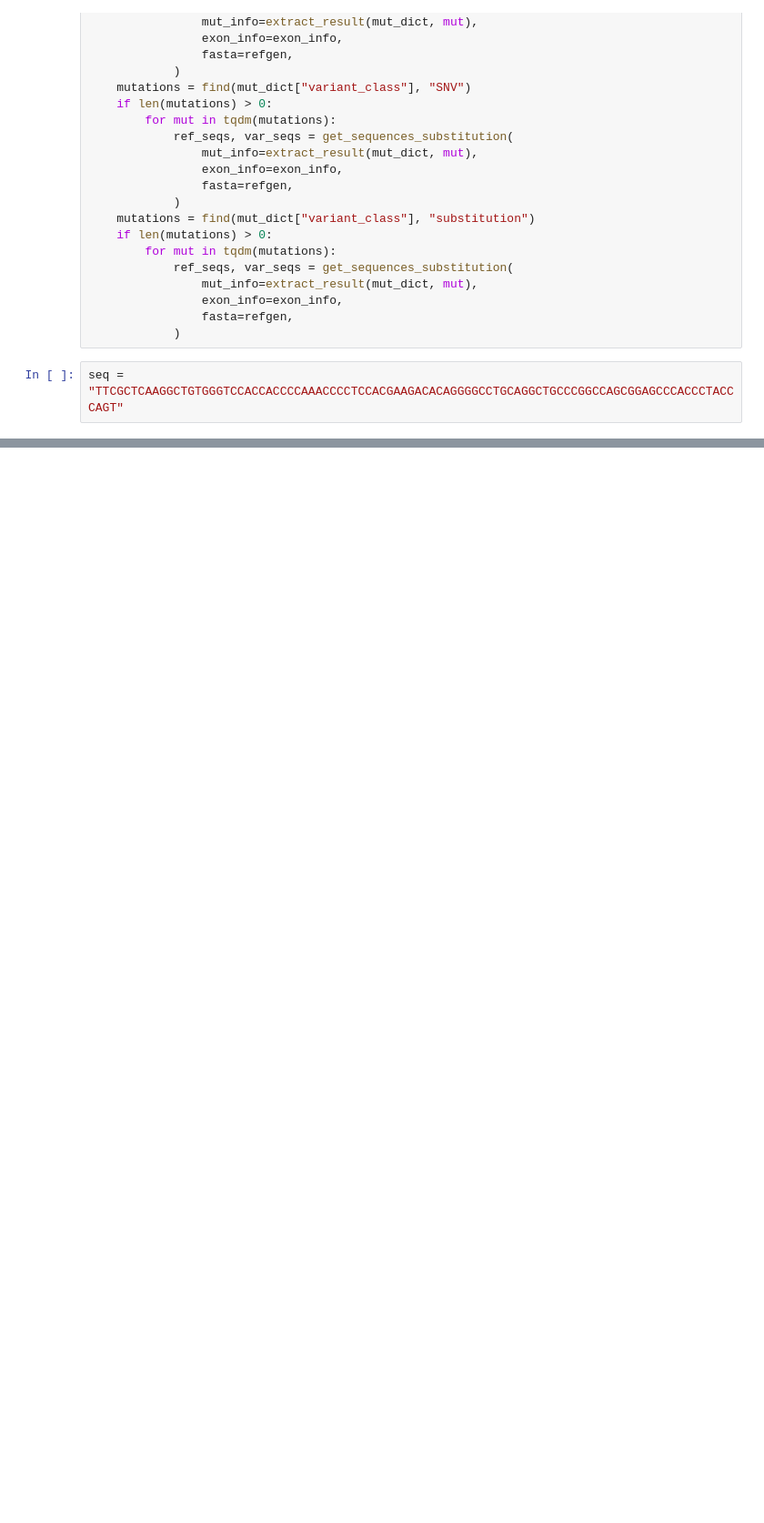
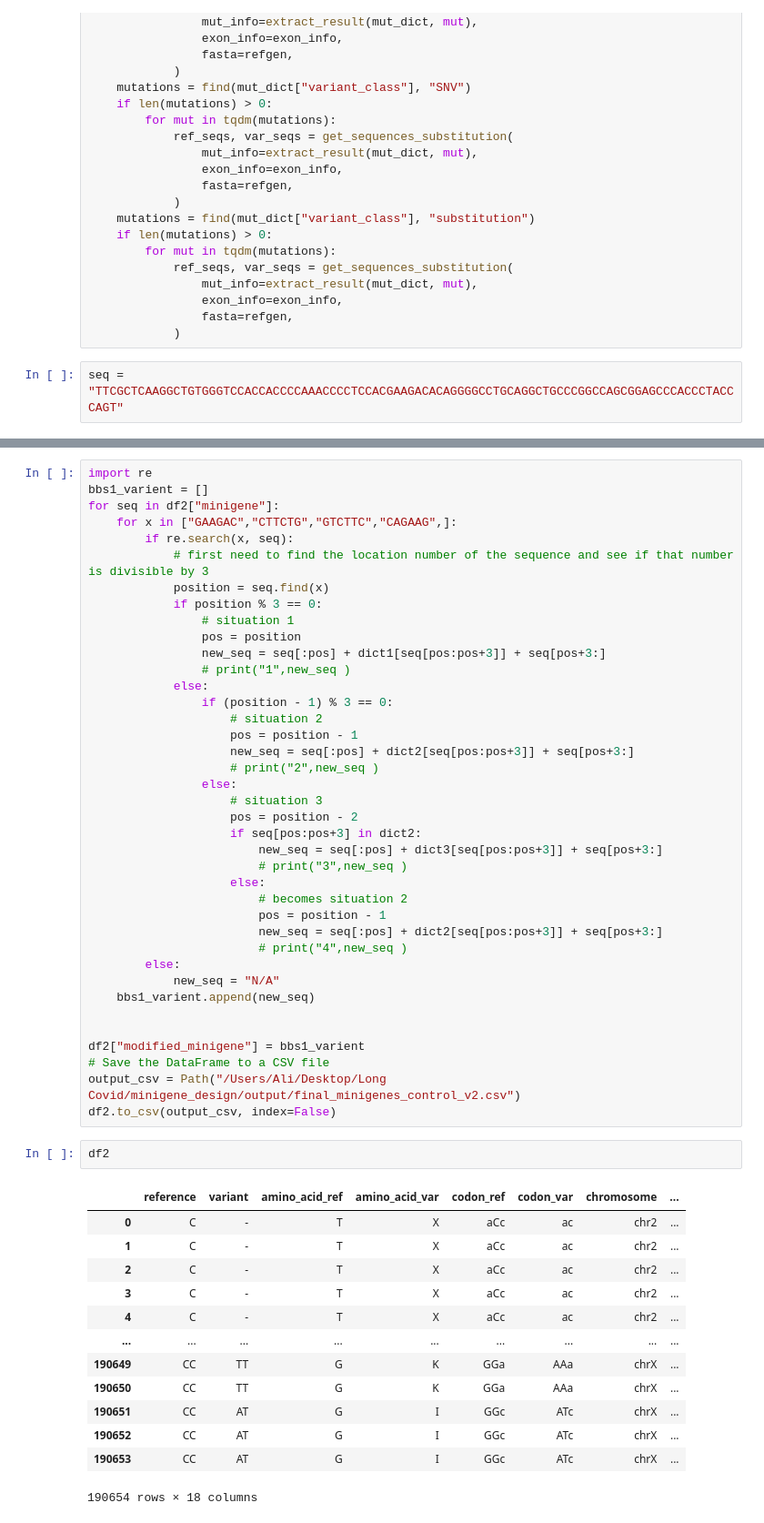
Before and after one commit to tuonglab/minigene_design, a Jupyter notebook: scripts/workbook2.ipynb, the cells around one changed output, grey strips where cells are left out. Shown at 91% size. Drawn from its saved outputs; the diff is of its cells as text; blank space fills up the shorter version.

Commit message:
Editing the minigenes
*still haven't got senario 4 quite yet

```diff
--- a/scripts/workbook2.ipynb
+++ b/scripts/workbook2.ipynb
@@ -215,0 +243,55 @@ NameError: name 'df' is not defined
+# %%
+import re
+bbs1_varient = []
+for seq in df2["minigene"]:
+	for x in ["GAAGAC","CTTCTG","GTCTTC","CAGAAG",]:
+		if re.search(x, seq):
+			# first need to find the location number of the sequence and see if that number is divisible by 3
+			position = seq.find(x)
+			if position % 3 == 0:
+				# situation 1
+				pos = position
+				new_seq = seq[:pos] + dict1[seq[pos:pos+3]] + seq[pos+3:]
+				# print("1",new_seq )
+			else:
+				if (position - 1) % 3 == 0:
+					# situation 2
+					pos = position - 1
+					new_seq = seq[:pos] + dict2[seq[pos:pos+3]] + seq[pos+3:]
+					# print("2",new_seq )
+				else:
+					# situation 3
+					pos = position - 2
+					if seq[pos:pos+3] in dict2:
+						new_seq = seq[:pos] + dict3[seq[pos:pos+3]] + seq[pos+3:]
+						# print("3",new_seq )
+					else:
+						# becomes situation 2
+						pos = position - 1
+						new_seq = seq[:pos] + dict2[seq[pos:pos+3]] + seq[pos+3:]
+						# print("4",new_seq )
+		else:
+			new_seq = "N/A"
+	bbs1_varient.append(new_seq)
+
+
+df2["modified_minigene"] = bbs1_varient
+# Save the DataFrame to a CSV file
+output_csv = Path("/Users/Ali/Desktop/Long Covid/minigene_design/output/final_minigenes_control_v2.csv")
+df2.to_csv(output_csv, index=False)
+# %%
+df2
+# %% [output]
+|  | reference | variant | amino_acid_ref | amino_acid_var | codon_ref | codon_var | chromosome | ... |
+| 0 | C | - | T | X | aCc | ac | chr2 | ... |
+| 1 | C | - | T | X | aCc | ac | chr2 | ... |
+| 2 | C | - | T | X | aCc | ac | chr2 | ... |
+| 3 | C | - | T | X | aCc | ac | chr2 | ... |
+| 4 | C | - | T | X | aCc | ac | chr2 | ... |
+| ... | ... | ... | ... | ... | ... | ... | ... | ... |
+| 190649 | CC | TT | G | K | GGa | AAa | chrX | ... |
+| 190650 | CC | TT | G | K | GGa | AAa | chrX | ... |
+| 190651 | CC | AT | G | I | GGc | ATc | chrX | ... |
+| 190652 | CC | AT | G | I | GGc | ATc | chrX | ... |
+| 190653 | CC | AT | G | I | GGc | ATc | chrX | ... |
+190654 rows × 18 columns
```
Also changed, not shown: parts of 7 cells of this notebook, 5 other files.
